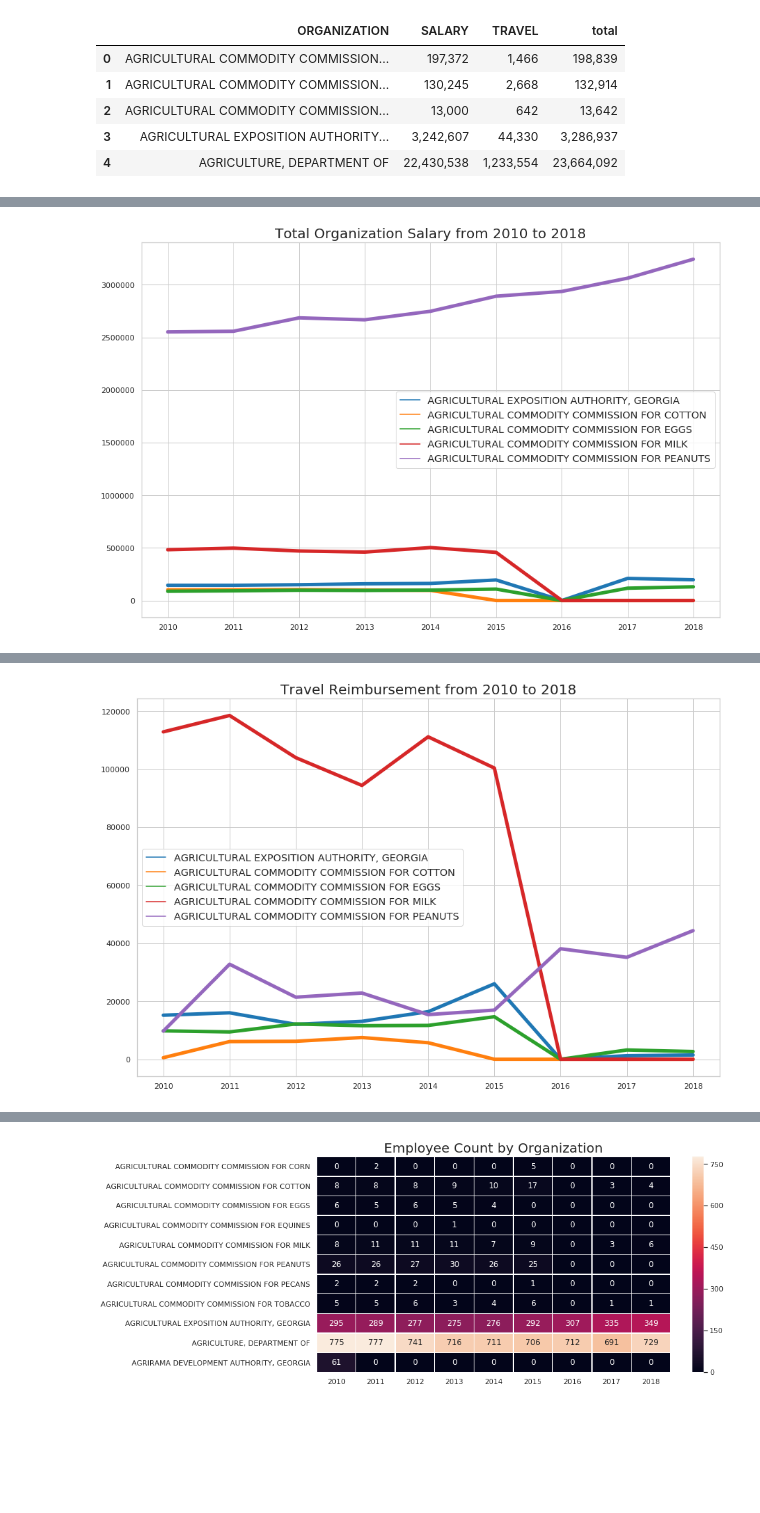
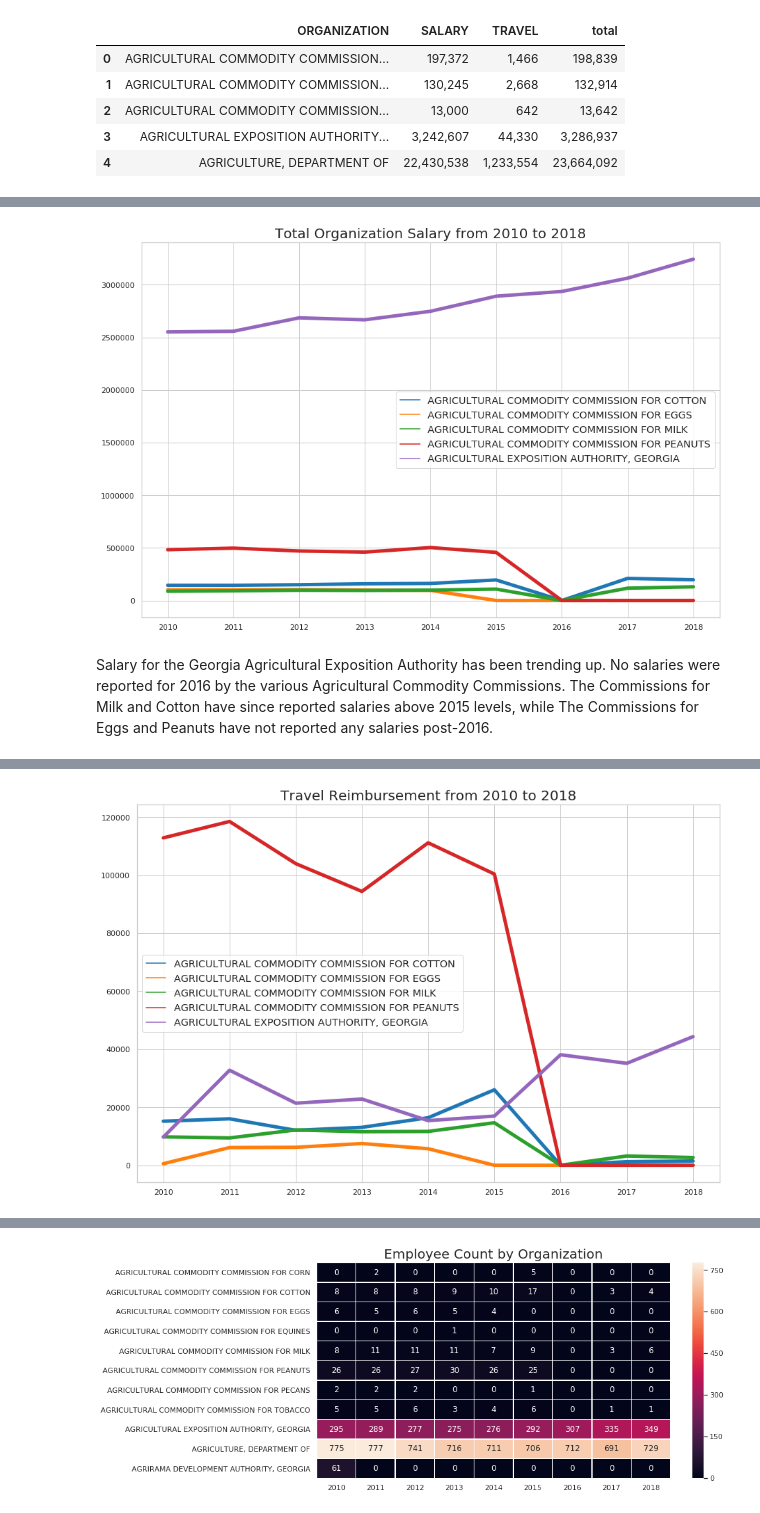
Before and after one commit to brandonsteed/ga-ag, a Jupyter notebook: salary-and-travel.ipynb, the cells around one changed output, grey strips where cells are left out. Saved outputs shown, nothing was run; the diff lists cells and outputs as text; code cells hidden in the pictures; blank space fills up the shorter version.

```diff
--- a/salary-and-travel.ipynb
+++ b/salary-and-travel.ipynb
@@ -141,19 +175,22 @@ salaries = salaries.drop(['AGRICULTURAL COMMODITY COMMISSION FOR TOBACCO',
 # %%
 plt.figure(figsize=(15,10))
 sns.set(style="whitegrid")
 dates = [2010, 2011, 2012, 2013, 2014, 2015, 2016, 2017, 2018]
 values = salaries.values.T
-data = pd.DataFrame(values, dates, columns=['AGRICULTURAL EXPOSITION AUTHORITY, GEORGIA',
+data = pd.DataFrame(values, dates, columns=[
  'AGRICULTURAL COMMODITY COMMISSION FOR COTTON',
  'AGRICULTURAL COMMODITY COMMISSION FOR EGGS',
  'AGRICULTURAL COMMODITY COMMISSION FOR MILK',
- 'AGRICULTURAL COMMODITY COMMISSION FOR PEANUTS'])
+ 'AGRICULTURAL COMMODITY COMMISSION FOR PEANUTS',
+ 'AGRICULTURAL EXPOSITION AUTHORITY, GEORGIA'])
 sns.lineplot(data=data, palette='tab10', linewidth=5, dashes=False)
 plt.title('Total Organization Salary from 2010 to 2018', size=20)
 plt.legend(fontsize='large')
 plt.show()
 # %% [output]
-[figure, old version]
+[figure, new version]
+# %% [markdown]
+Salary for the Georgia Agricultural Exposition Authority has been trending up.  No salaries were reported for 2016 by the various Agricultural Commodity Commissions.  The Commissions for Milk and Cotton have since reported salaries above 2015 levels, while The Commissions for Eggs and Peanuts have not reported any salaries post-2016.
 # %%
 travel = ag.groupby(['ORGANIZATION', 'FISCAL_YEAR']).sum().reset_index()
 travel = travel.pivot(index='ORGANIZATION', columns='FISCAL_YEAR', values='TRAVEL')
@@ -186,15 +223,16 @@ plt.figure(figsize=(15,10))
 sns.set(style="whitegrid")
 dates = [2010, 2011, 2012, 2013, 2014, 2015, 2016, 2017, 2018]
 values = travel.values.T
-data = pd.DataFrame(values, dates, columns=['AGRICULTURAL EXPOSITION AUTHORITY, GEORGIA',
+data = pd.DataFrame(values, dates, columns=[
  'AGRICULTURAL COMMODITY COMMISSION FOR COTTON',
  'AGRICULTURAL COMMODITY COMMISSION FOR EGGS',
  'AGRICULTURAL COMMODITY COMMISSION FOR MILK',
- 'AGRICULTURAL COMMODITY COMMISSION FOR PEANUTS'])
+ 'AGRICULTURAL COMMODITY COMMISSION FOR PEANUTS',
+ 'AGRICULTURAL EXPOSITION AUTHORITY, GEORGIA'])
 sns.lineplot(data=data, palette="tab10", linewidth=5, dashes=False)
 plt.title('Travel Reimbursement from 2010 to 2018', size=20)
 plt.legend(fontsize='large')
 
 plt.show()
 # %% [output]
-[figure, old version]
+[figure, new version]
```
Also changed, not shown: parts of 12 cells of this notebook.
